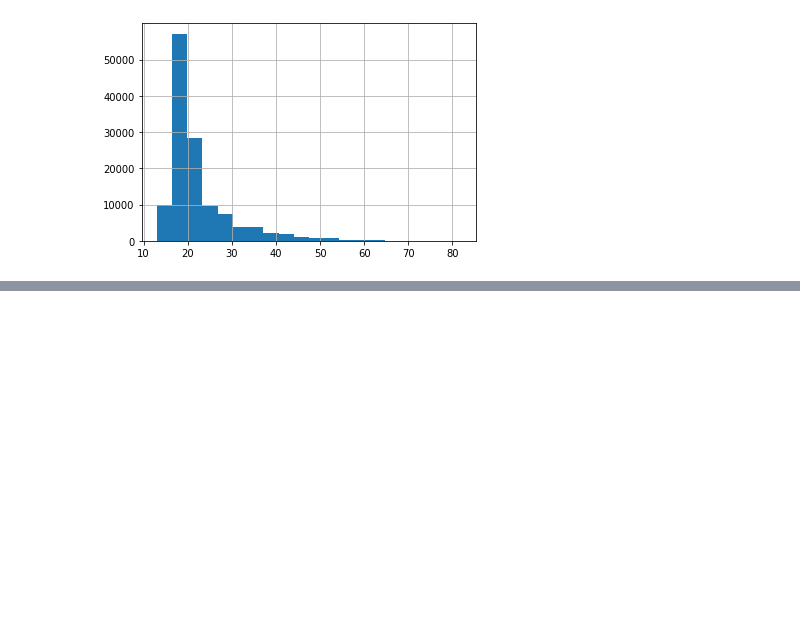
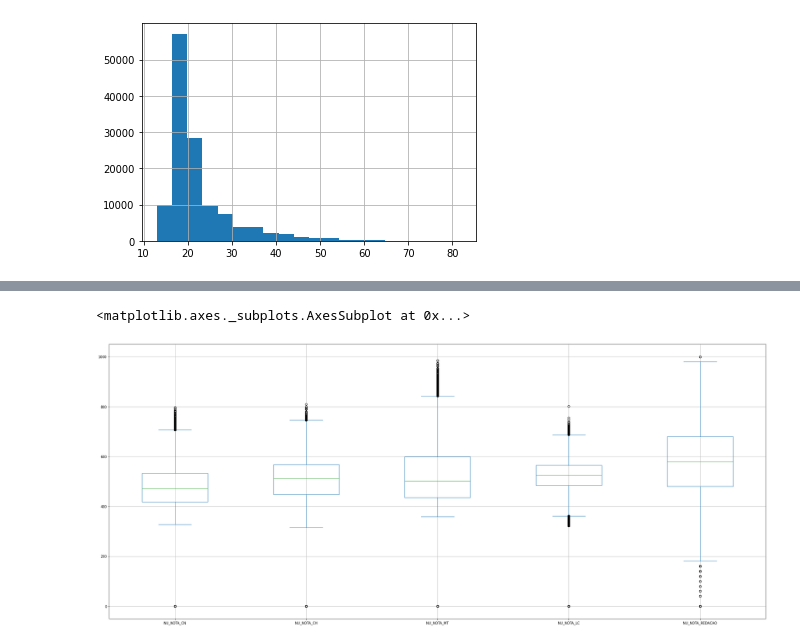
Before and after one commit to GustavoSFaria/PublicScripts, a Jupyter notebook: caso_enem_2019.ipynb, the cells around one changed output, grey strips where cells are left out. Saved outputs shown, nothing was run; the diff lists cells and outputs as text; code cells hidden in the pictures; blank space fills up the shorter version.

```diff
--- a/caso_enem_2019.ipynb
+++ b/caso_enem_2019.ipynb
@@ -128,0 +141,4 @@ dataset.NU_IDADE.hist(bins = 20)
+# %%
+# criando uma lista com as notas de todas as provas (ciências naturais, ciências humanas, matemática, liguagens e códigos e redação) e selecionando estas colunas no dataset.
+provas = ['NU_NOTA_CN', 'NU_NOTA_CH','NU_NOTA_MT', 'NU_NOTA_LC','NU_NOTA_REDACAO']
+dataset[provas]
@@ -128,0 +172,6 @@ dataset.NU_IDADE.hist(bins = 20)
+# %%
+# verificando o describe (estatísticas) no boxplot. Este gráfico é muito útil para verificar outliers, além de permitir outras análises.
+dataset[provas].plot.box(figsize = (35,15), grid = True)
+# %% [output]
+<matplotlib.axes._subplots.AxesSubplot at 0x...>
+[figure, added]
```
Also changed, not shown: parts of 6 cells of this notebook.
